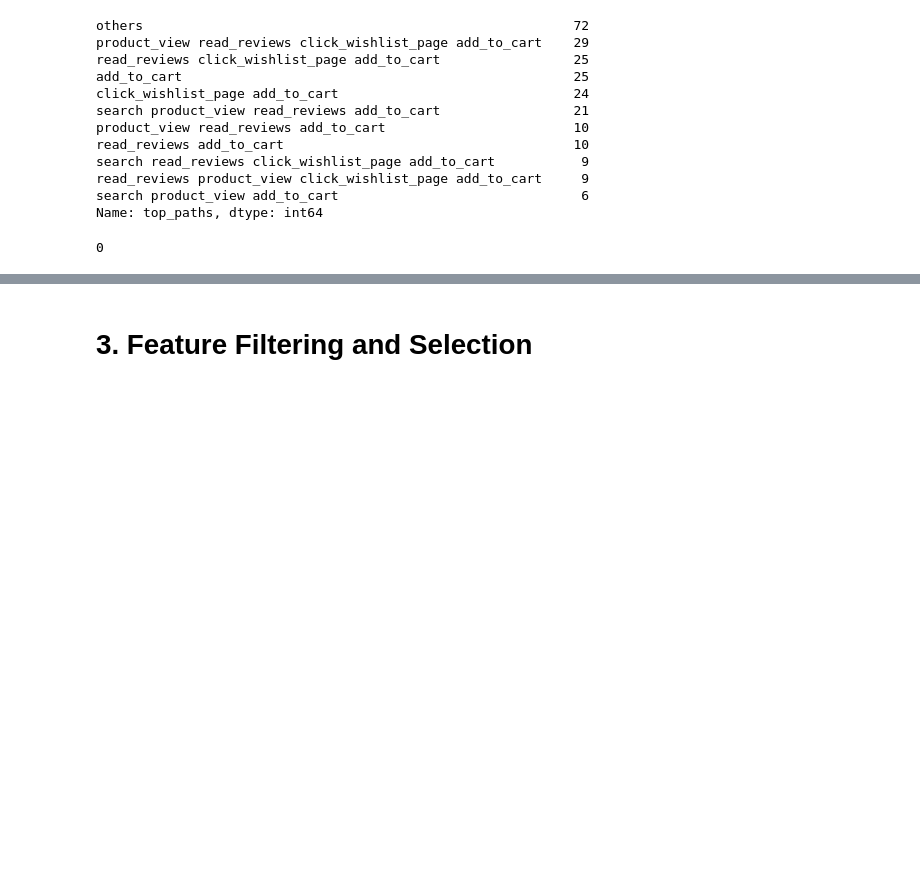
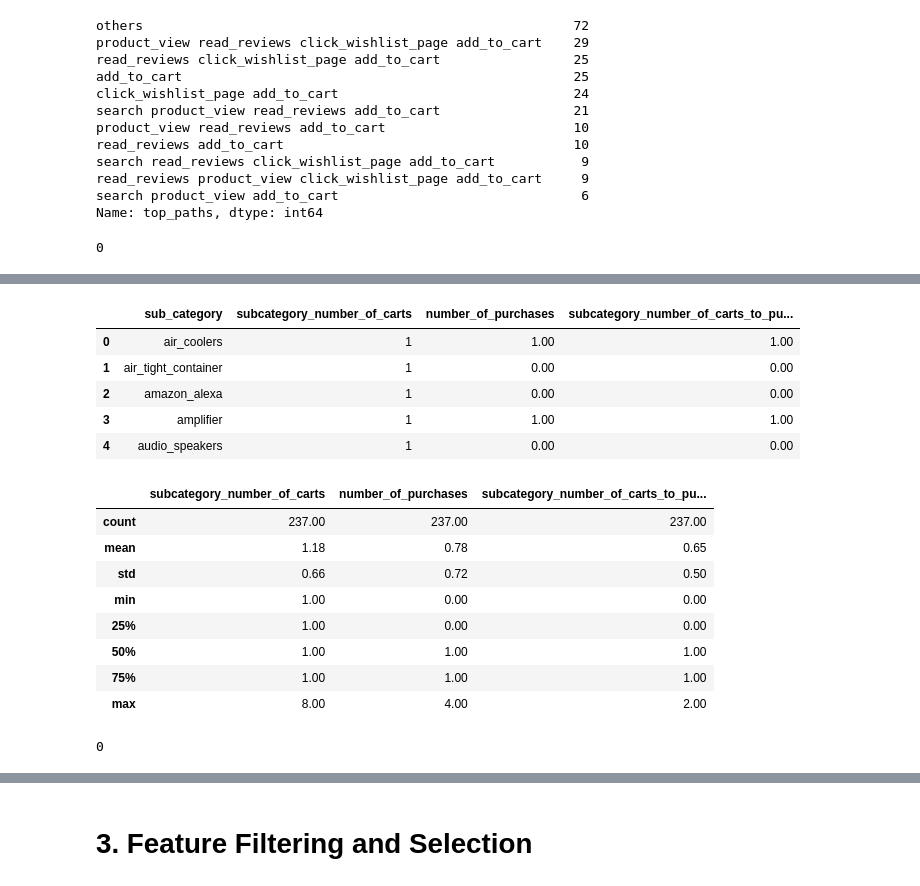
Before and after one commit to lucasquemelli/customer_propensity_purchase, a Jupyter notebook: customer_propensity_purchase.ipynb, the cells around one changed output, grey strips where cells are left out. Saved outputs shown, nothing was run; the diff lists cells and outputs as text; code cells hidden in the pictures; blank space fills up the shorter version.

```diff
--- a/customer_propensity_purchase.ipynb
+++ b/customer_propensity_purchase.ipynb
@@ -990,0 +1022,26 @@ df2.head(3)
+# %%
+# Subcategory level - cart_to_purchase_ratio
+temp_cart_purch_ratio_subcategory = (purchase_ratios(action_col='add_to_cart',
+                                                     id_col='sub_category', col_name='subcategory_number_of_carts'))
+display(temp_cart_purch_ratio_subcategory.head())
+temp_cart_purch_ratio_subcategory.describe()
+# %% [output]
+|  | sub_category | subcategory_number_of_carts | number_of_purchases | subcategory_number_of_carts_to_pu... |
+| 0 | air_coolers | 1 | 1.00 | 1.00 |
+| 1 | air_tight_container | 1 | 0.00 | 0.00 |
+| 2 | amazon_alexa | 1 | 0.00 | 0.00 |
+| 3 | amplifier | 1 | 1.00 | 1.00 |
+| 4 | audio_speakers | 1 | 0.00 | 0.00 |
+|  | subcategory_number_of_carts | number_of_purchases | subcategory_number_of_carts_to_pu... |
+| count | 237.00 | 237.00 | 237.00 |
+| mean | 1.18 | 0.78 | 0.65 |
+| std | 0.66 | 0.72 | 0.50 |
+| min | 1.00 | 0.00 | 0.00 |
+| 25% | 1.00 | 0.00 | 0.00 |
+| 50% | 1.00 | 1.00 | 1.00 |
+| 75% | 1.00 | 1.00 | 1.00 |
+| max | 8.00 | 4.00 | 2.00 |
+# %%
+gc.collect()
+# %% [output]
+0
```
Also changed, not shown: parts of 32 cells of this notebook.
